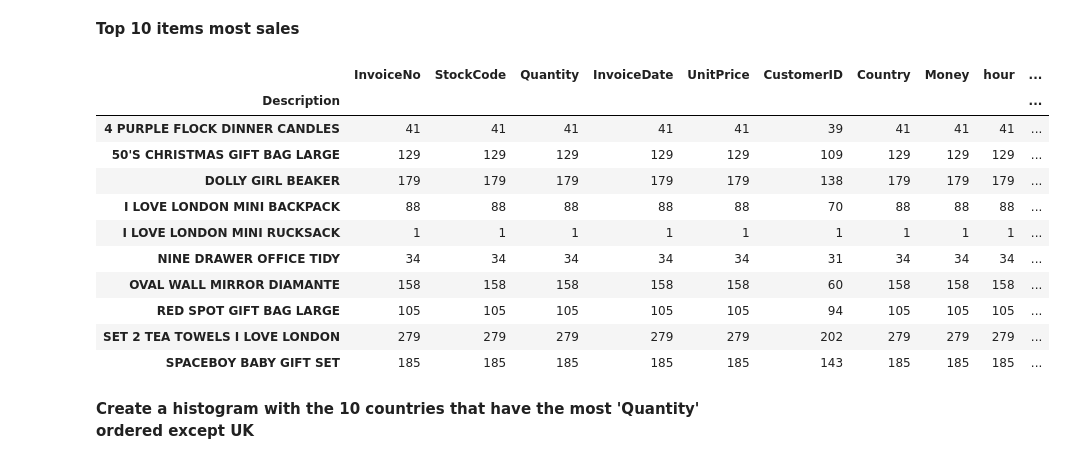
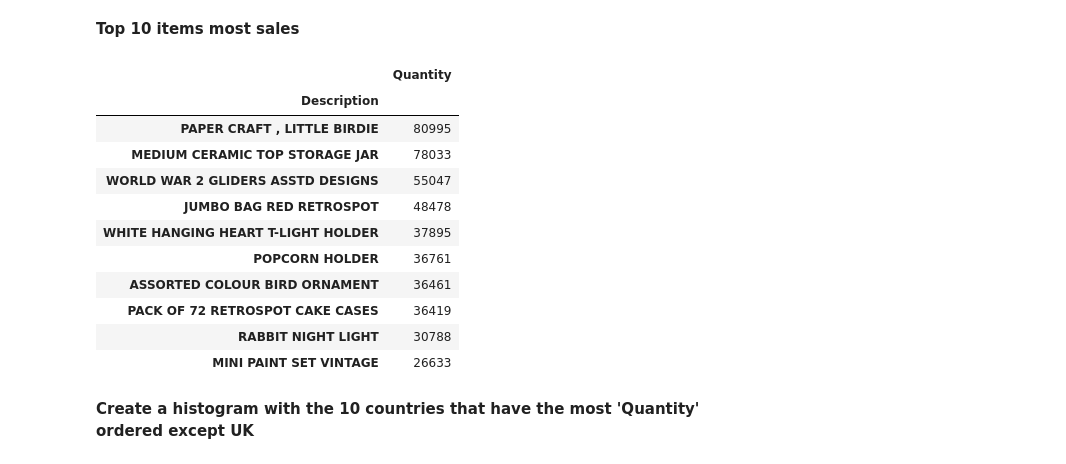
Before and after one commit to kvt0012/ex_DS_w3, a Jupyter notebook: Copy_of_Assignment_3_EDA.ipynb, the cells around one changed output. Cells and saved outputs as stored; diff of their text form; code cells hidden in the pictures.

```diff
--- a/Copy_of_Assignment_3_EDA.ipynb
+++ b/Copy_of_Assignment_3_EDA.ipynb
@@ -302,20 +302,20 @@ b.plot.bar()
 # %% [markdown]
 **Top 10 items most sales**
 # %%
-trans.groupby('Description').count().head(10)
+trans[['Quantity', 'Description']].groupby('Description').sum().sort_values('Quantity', ascending=False).head(10)
 # %% [output]
-|  | InvoiceNo | StockCode | Quantity | InvoiceDate | UnitPrice | CustomerID | Country | Money | hour | ... |
-| Description |  |  |  |  |  |  |  |  |  | ... |
-| 4 PURPLE FLOCK DINNER CANDLES | 41 | 41 | 41 | 41 | 41 | 39 | 41 | 41 | 41 | ... |
-| 50'S CHRISTMAS GIFT BAG LARGE | 129 | 129 | 129 | 129 | 129 | 109 | 129 | 129 | 129 | ... |
-| DOLLY GIRL BEAKER | 179 | 179 | 179 | 179 | 179 | 138 | 179 | 179 | 179 | ... |
-| I LOVE LONDON MINI BACKPACK | 88 | 88 | 88 | 88 | 88 | 70 | 88 | 88 | 88 | ... |
-| I LOVE LONDON MINI RUCKSACK | 1 | 1 | 1 | 1 | 1 | 1 | 1 | 1 | 1 | ... |
-| NINE DRAWER OFFICE TIDY | 34 | 34 | 34 | 34 | 34 | 31 | 34 | 34 | 34 | ... |
-| OVAL WALL MIRROR DIAMANTE | 158 | 158 | 158 | 158 | 158 | 60 | 158 | 158 | 158 | ... |
-| RED SPOT GIFT BAG LARGE | 105 | 105 | 105 | 105 | 105 | 94 | 105 | 105 | 105 | ... |
-| SET 2 TEA TOWELS I LOVE LONDON | 279 | 279 | 279 | 279 | 279 | 202 | 279 | 279 | 279 | ... |
-| SPACEBOY BABY GIFT SET | 185 | 185 | 185 | 185 | 185 | 143 | 185 | 185 | 185 | ... |
+|  | Quantity |
+| Description |  |
+| PAPER CRAFT , LITTLE BIRDIE | 80995 |
+| MEDIUM CERAMIC TOP STORAGE JAR | 78033 |
+| WORLD WAR 2 GLIDERS ASSTD DESIGNS | 55047 |
+| JUMBO BAG RED RETROSPOT | 48478 |
+| WHITE HANGING HEART T-LIGHT HOLDER | 37895 |
+| POPCORN HOLDER | 36761 |
+| ASSORTED COLOUR BIRD ORNAMENT | 36461 |
+| PACK OF 72 RETROSPOT CAKE CASES | 36419 |
+| RABBIT NIGHT LIGHT | 30788 |
+| MINI PAINT SET VINTAGE | 26633 |
 # %% [markdown]
 **Create a histogram with the 10 countries that have the most 'Quantity' ordered except UK**
 # %%
```
